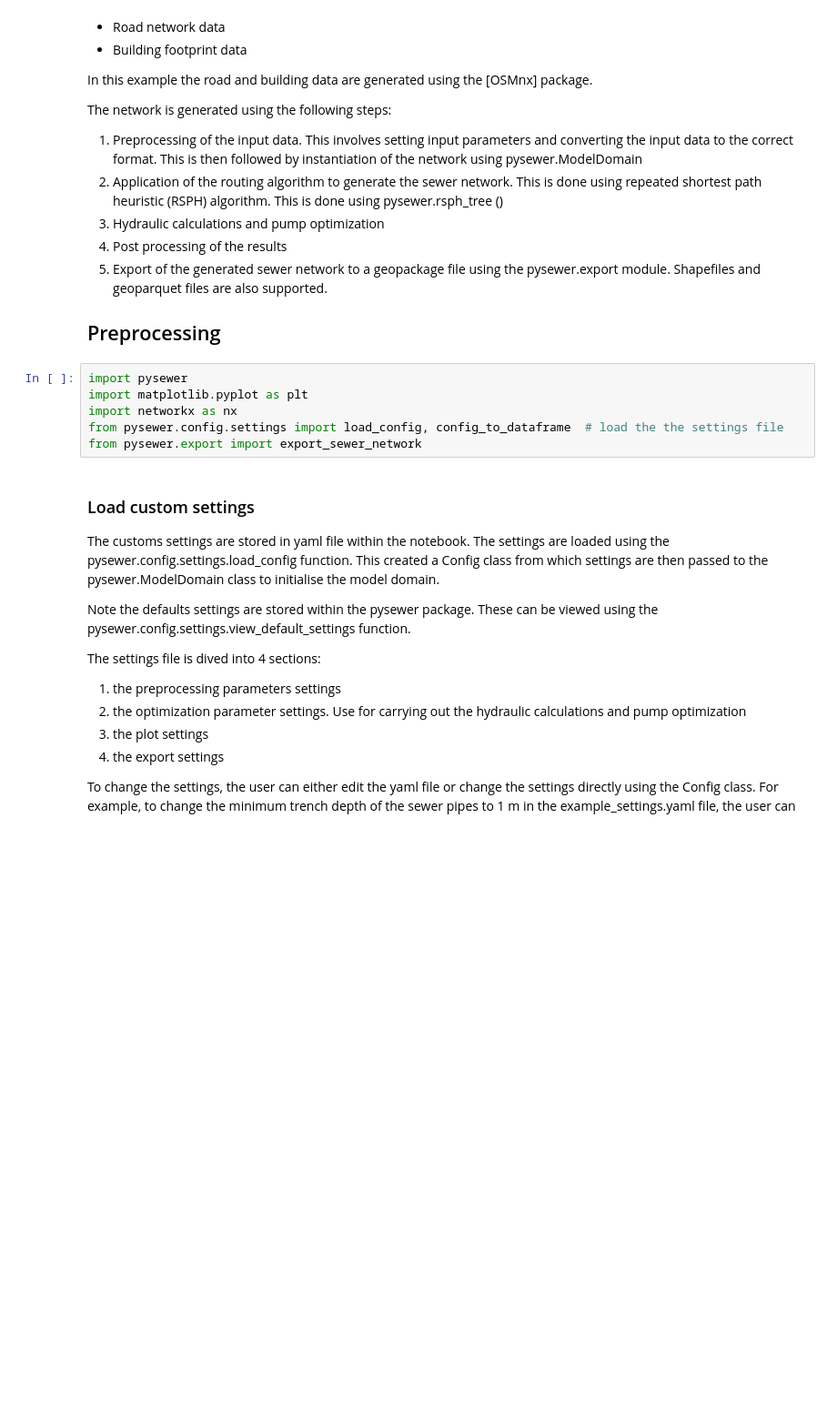
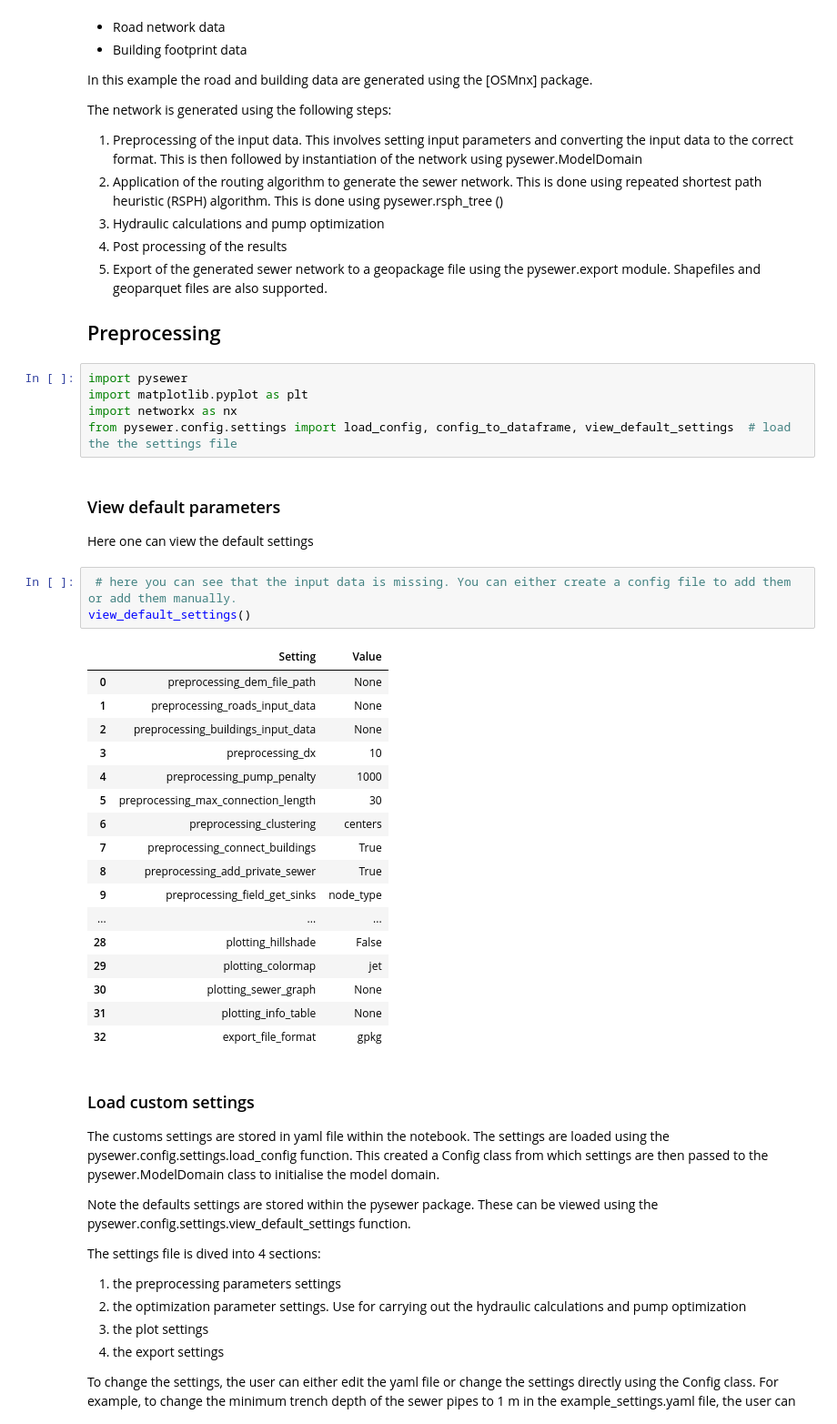
Before and after one commit to dbdespot/pysewer, a Jupyter notebook: notebooks/example_sewer_network.ipynb, the cells around one changed output. Shown at 91% size. Drawn from its saved outputs; the diff is of its cells as text; blank space fills up the shorter version.

```diff
--- a/notebooks/example_sewer_network.ipynb
+++ b/notebooks/example_sewer_network.ipynb
@@ -20,8 +20,31 @@ The network is generated using the following steps:
 import pysewer
 import matplotlib.pyplot as plt
 import networkx as nx
-from pysewer.config.settings import load_config, config_to_dataframe  # load the the settings file
-from pysewer.export import export_sewer_network
+from pysewer.config.settings import load_config, config_to_dataframe, view_default_settings  # load the the settings file
+# %% [markdown]
+### View default parameters
+Here one can view the default settings
+# %%
+ # here you can see that the input data is missing. You can either create a config file to add them or add them manually.
+view_default_settings()
+# %% [output]
+|  | Setting | Value |
+| 0 | preprocessing_dem_file_path | None |
+| 1 | preprocessing_roads_input_data | None |
+| 2 | preprocessing_buildings_input_data | None |
+| 3 | preprocessing_dx | 10 |
+| 4 | preprocessing_pump_penalty | 1000 |
+| 5 | preprocessing_max_connection_length | 30 |
+| 6 | preprocessing_clustering | centers |
+| 7 | preprocessing_connect_buildings | True |
+| 8 | preprocessing_add_private_sewer | True |
+| 9 | preprocessing_field_get_sinks | node_type |
+| ... | ... | ... |
+| 28 | plotting_hillshade | False |
+| 29 | plotting_colormap | jet |
+| 30 | plotting_sewer_graph | None |
+| 31 | plotting_info_table | None |
+| 32 | export_file_format | gpkg |
 # %% [markdown]
 ### Load custom settings
 The customs settings are stored in yaml file within the notebook. The settings are loaded using the pysewer.config.settings.load_config function. This created a Config class from which settings are then passed to the pysewer.ModelDomain class to initialise the model domain.
```
Also changed, not shown: 3 other files.
